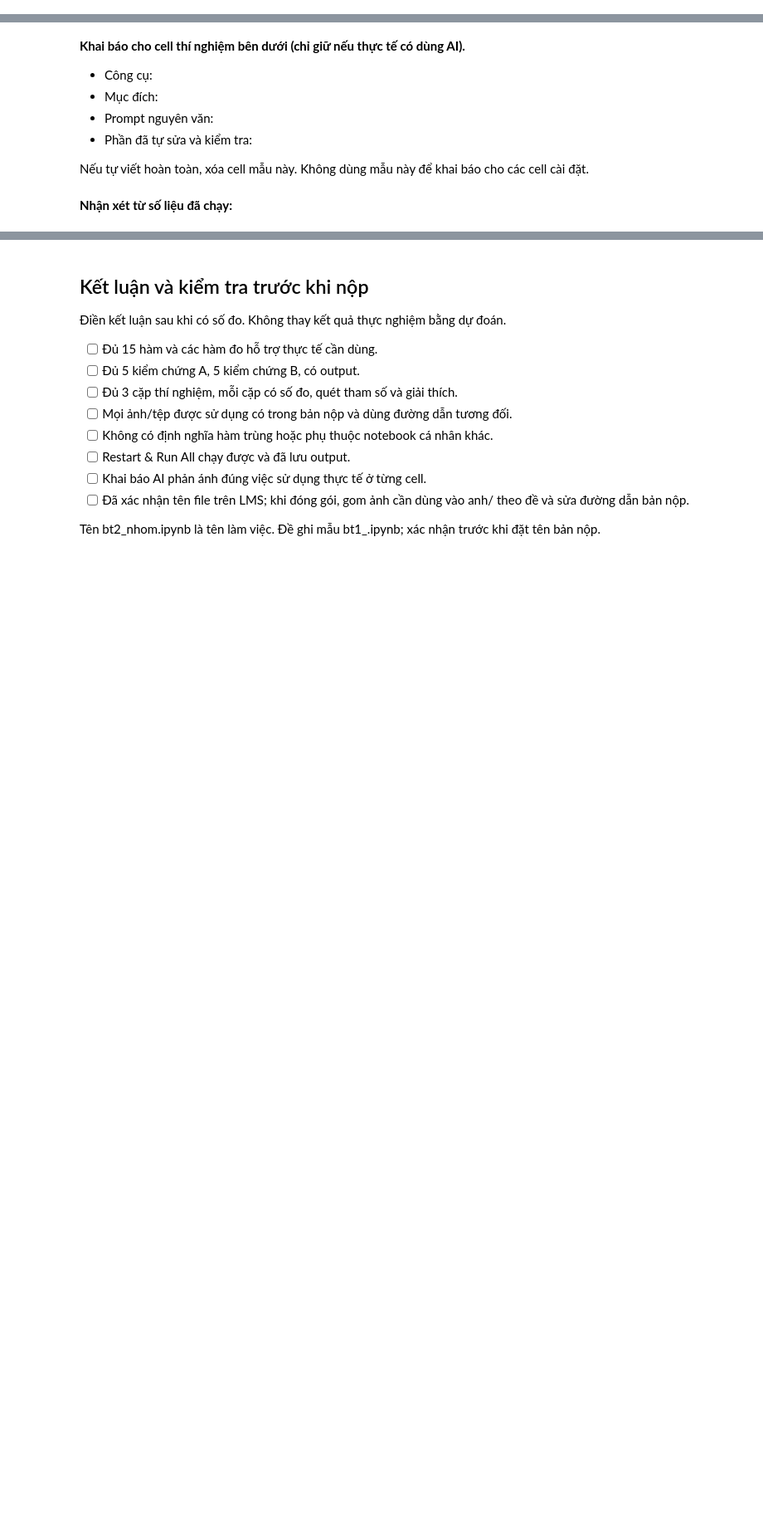
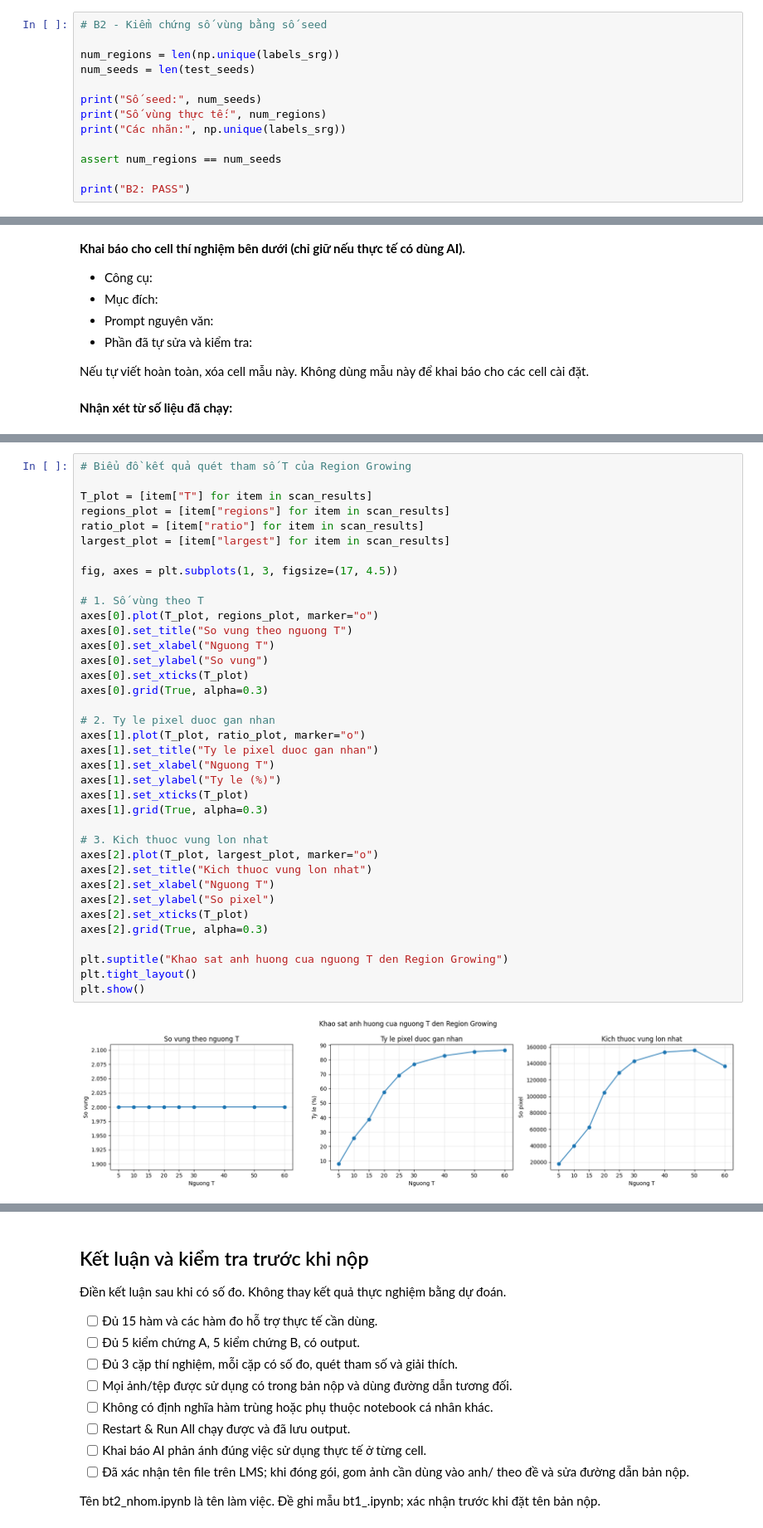
Before and after one commit to NguyenTanHiep07/xla-121036, a Jupyter notebook: bai_tap_2/bt2_nhom.ipynb, the cells around one changed output, grey strips where cells are left out. Shown at 83% size. Drawn from its saved outputs; the diff is of its cells as text; blank space fills up the shorter version.

```diff
--- a/bai_tap_2/bt2_nhom.ipynb
+++ b/bai_tap_2/bt2_nhom.ipynb
@@ -278,2 +660,15 @@ Kiểm tra số nhãn phân biệt bằng số hạt giống hợp lệ. Ngườ
 
 Nếu tự viết hoàn toàn, xóa cell mẫu này. Không dùng mẫu này để khai báo cho các cell cài đặt.
+# %%
+# B2 - Kiểm chứng số vùng bằng số seed
+
+num_regions = len(np.unique(labels_srg))
+num_seeds = len(test_seeds)
+
+print("Số seed:", num_seeds)
+print("Số vùng thực tế:", num_regions)
+print("Các nhãn:", np.unique(labels_srg))
+
+assert num_regions == num_seeds
+
+print("B2: PASS")
@@ -485,0 +1313,39 @@ Nếu tự viết hoàn toàn, xóa cell mẫu này. Không dùng mẫu này đ
+# %%
+# Biểu đồ kết quả quét tham số T của Region Growing
+
+T_plot = [item["T"] for item in scan_results]
+regions_plot = [item["regions"] for item in scan_results]
+ratio_plot = [item["ratio"] for item in scan_results]
+largest_plot = [item["largest"] for item in scan_results]
+
+fig, axes = plt.subplots(1, 3, figsize=(17, 4.5))
+
+# 1. Số vùng theo T
+axes[0].plot(T_plot, regions_plot, marker="o")
+axes[0].set_title("So vung theo nguong T")
+axes[0].set_xlabel("Nguong T")
+axes[0].set_ylabel("So vung")
+axes[0].set_xticks(T_plot)
+axes[0].grid(True, alpha=0.3)
+
+# 2. Ty le pixel duoc gan nhan
+axes[1].plot(T_plot, ratio_plot, marker="o")
+axes[1].set_title("Ty le pixel duoc gan nhan")
+axes[1].set_xlabel("Nguong T")
+axes[1].set_ylabel("Ty le (%)")
+axes[1].set_xticks(T_plot)
+axes[1].grid(True, alpha=0.3)
+
+# 3. Kich thuoc vung lon nhat
+axes[2].plot(T_plot, largest_plot, marker="o")
+axes[2].set_title("Kich thuoc vung lon nhat")
+axes[2].set_xlabel("Nguong T")
+axes[2].set_ylabel("So pixel")
+axes[2].set_xticks(T_plot)
+axes[2].grid(True, alpha=0.3)
+
+plt.suptitle("Khao sat anh huong cua nguong T den Region Growing")
+plt.tight_layout()
+plt.show()
+# %% [output]
+[figure, added]
```
Also changed, not shown: parts of 70 cells of this notebook, 1 other file.
